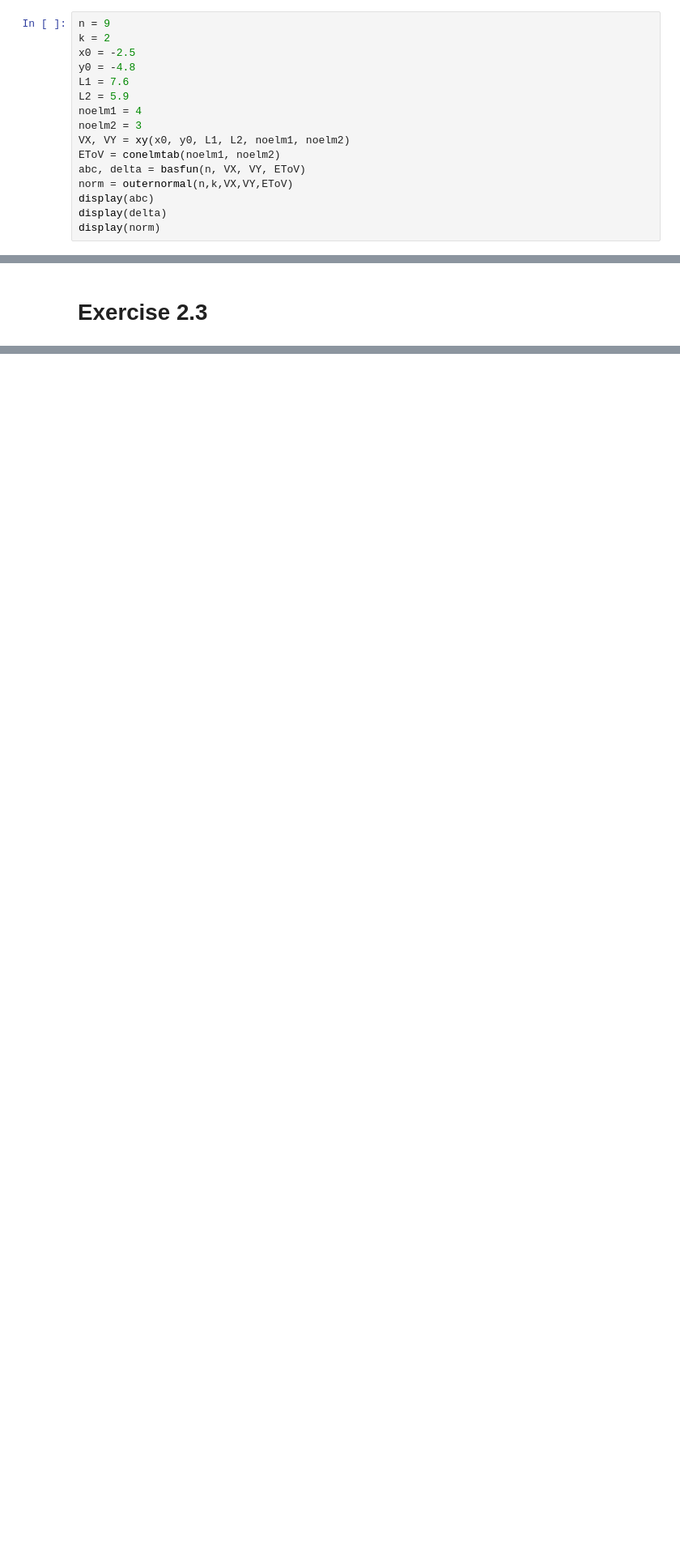
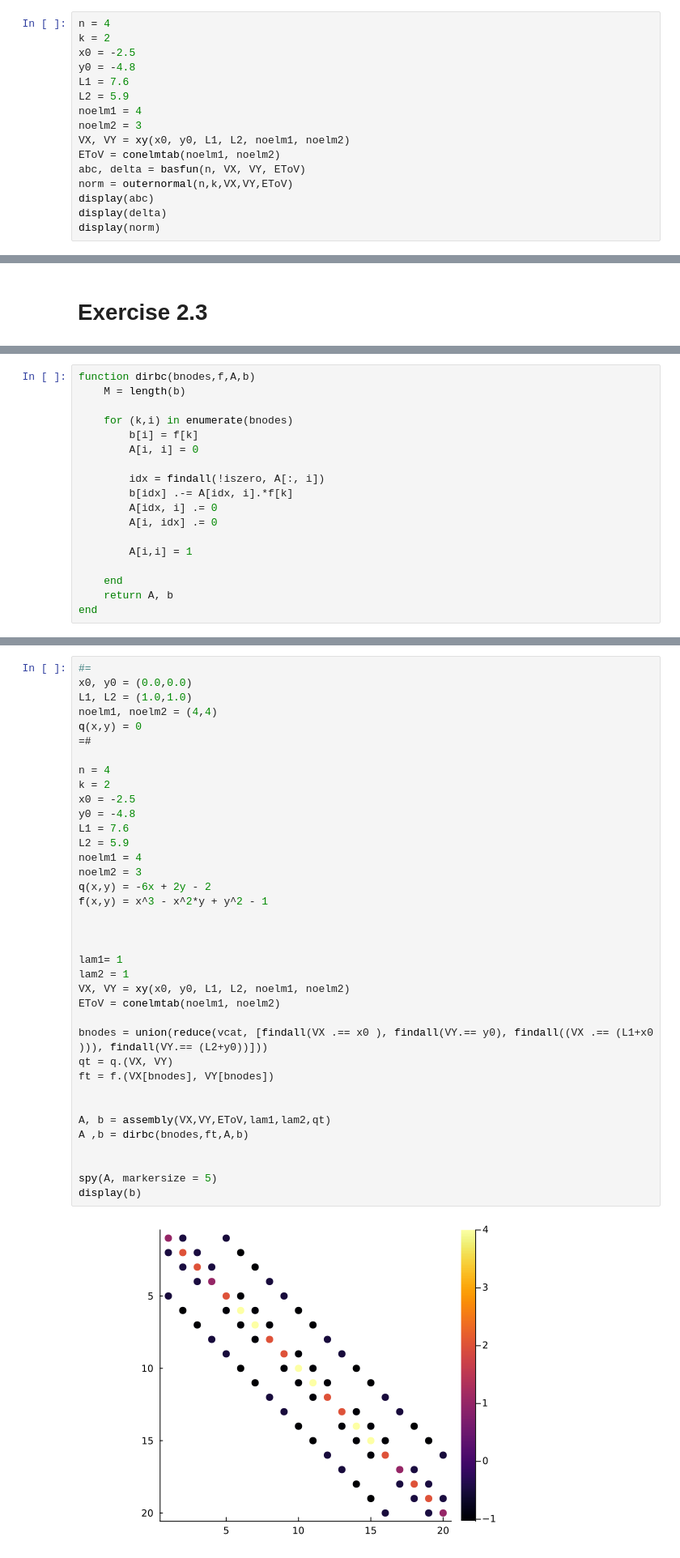
Before and after one commit to jkbch/FEM, a Jupyter notebook: week 2/Claras_julia_week2.ipynb, the cells around one changed output, grey strips where cells are left out. Shown at 81% size. Saved outputs shown, nothing was run; the diff lists cells and outputs as text; blank space fills up the shorter version.

```diff
--- a/week 2/Claras_julia_week2.ipynb
+++ b/week 2/Claras_julia_week2.ipynb
@@ -74,7 +77,7 @@ end
 # %% [output]
 outernormal (generic function with 1 method)
 # %%
-n = 9
+n = 4
 k = 2
 x0 = -2.5
 y0 = -4.8
@@ -181,0 +136,18 @@ display(b)
+# %%
+function dirbc(bnodes,f,A,b)
+    M = length(b)
+
+    for (k,i) in enumerate(bnodes)
+        b[i] = f[k]
+        A[i, i] = 0
+
+        idx = findall(!iszero, A[:, i])
+        b[idx] .-= A[idx, i].*f[k]
+        A[idx, i] .= 0
+        A[i, idx] .= 0
+
+        A[i,i] = 1
+
+    end
+    return A, b
+end
@@ -181,0 +156,39 @@ display(b)
+# %%
+#=
+x0, y0 = (0.0,0.0)
+L1, L2 = (1.0,1.0)
+noelm1, noelm2 = (4,4)
+q(x,y) = 0
+=#
+
+n = 4
+k = 2
+x0 = -2.5
+y0 = -4.8
+L1 = 7.6
+L2 = 5.9
+noelm1 = 4
+noelm2 = 3
+q(x,y) = -6x + 2y - 2
+f(x,y) = x^3 - x^2*y + y^2 - 1
+
+
+
+lam1= 1
+lam2 = 1
+VX, VY = xy(x0, y0, L1, L2, noelm1, noelm2)
+EToV = conelmtab(noelm1, noelm2)
+
+bnodes = union(reduce(vcat, [findall(VX .== x0 ), findall(VY.== y0), findall((VX .== (L1+x0 ))), findall(VY.== (L2+y0))]))
+qt = q.(VX, VY)
+ft = f.(VX[bnodes], VY[bnodes])
+
+
+A, b = assembly(VX,VY,EToV,lam1,lam2,qt)
+A ,b = dirbc(bnodes,ft,A,b)
+
+
+spy(A, markersize = 5)
+display(b)
+# %% [output]
+[figure, added]
```
Also changed, not shown: parts of 12 cells of this notebook.
